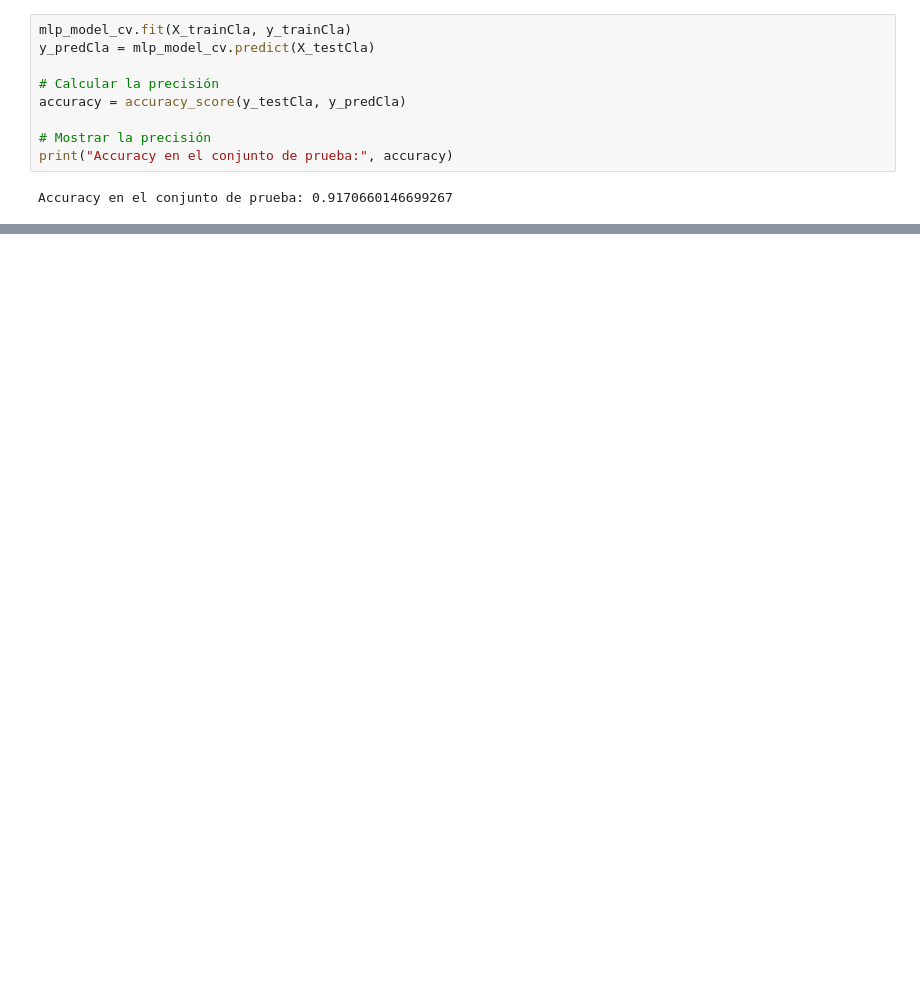
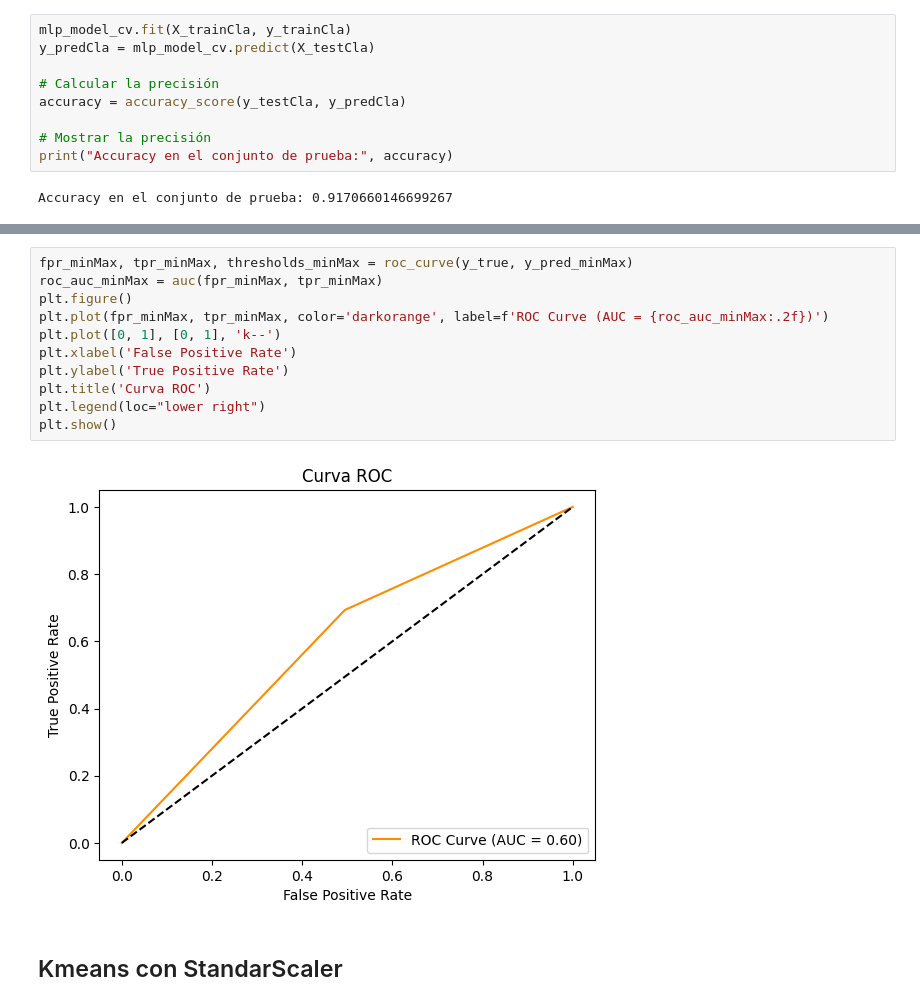
Before and after one commit to GodDoesNotPlayDice/ET-ML, a Jupyter notebook: ET1.ipynb, the cells around one changed output, grey strips where cells are left out. Cells and saved outputs as stored; diff of their text form; blank space fills up the shorter version.

```diff
--- a/ET1.ipynb
+++ b/ET1.ipynb
@@ -1519,0 +1775,15 @@ Accuracy en el conjunto de prueba: 0.9170660146699267
+# %%
+fpr_minMax, tpr_minMax, thresholds_minMax = roc_curve(y_true, y_pred_minMax)
+roc_auc_minMax = auc(fpr_minMax, tpr_minMax)
+plt.figure()
+plt.plot(fpr_minMax, tpr_minMax, color='darkorange', label=f'ROC Curve (AUC = {roc_auc_minMax:.2f})')
+plt.plot([0, 1], [0, 1], 'k--')
+plt.xlabel('False Positive Rate')
+plt.ylabel('True Positive Rate')
+plt.title('Curva ROC')
+plt.legend(loc="lower right")
+plt.show()
+# %% [output]
+[figure, added]
+# %% [markdown]
+## Kmeans con StandarScaler
```
Also changed, not shown: parts of 79 cells of this notebook.
